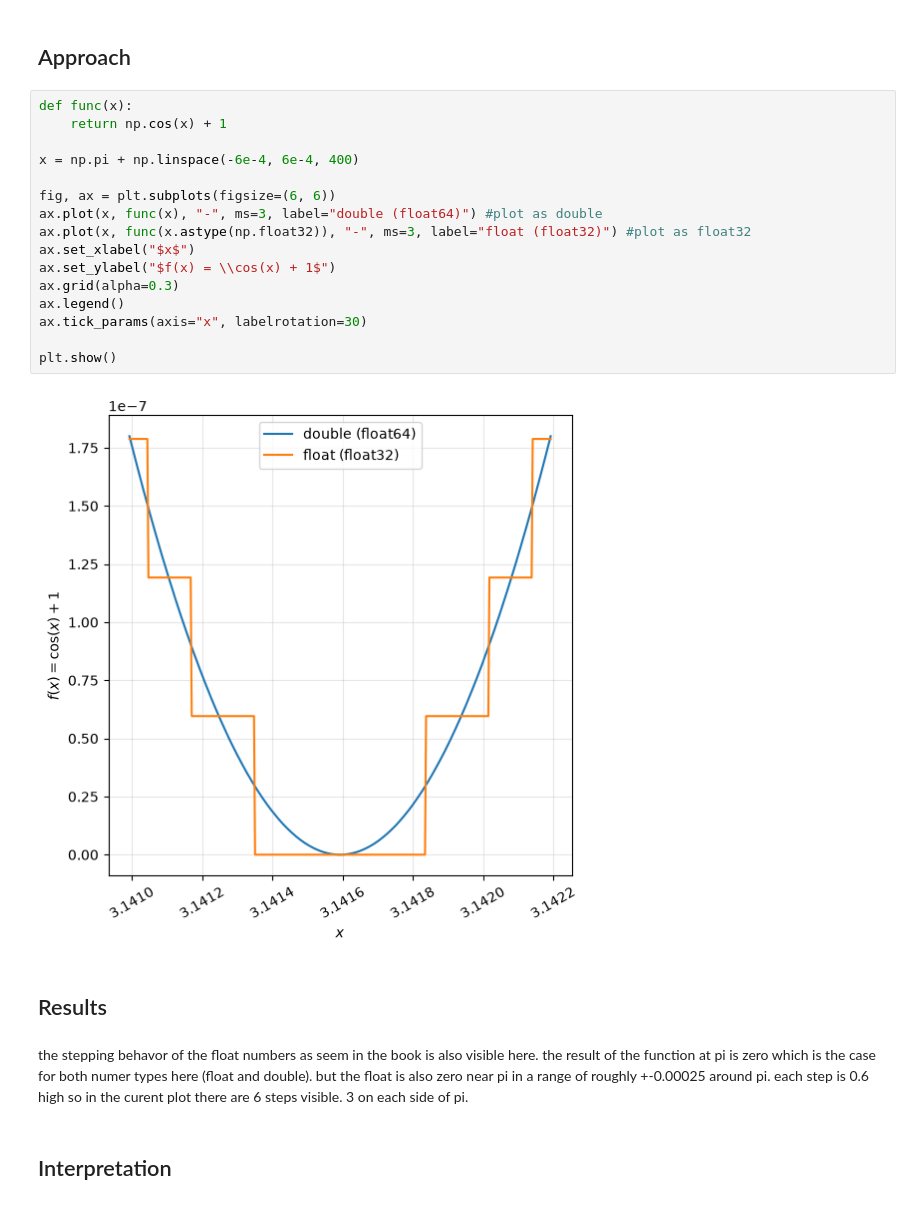
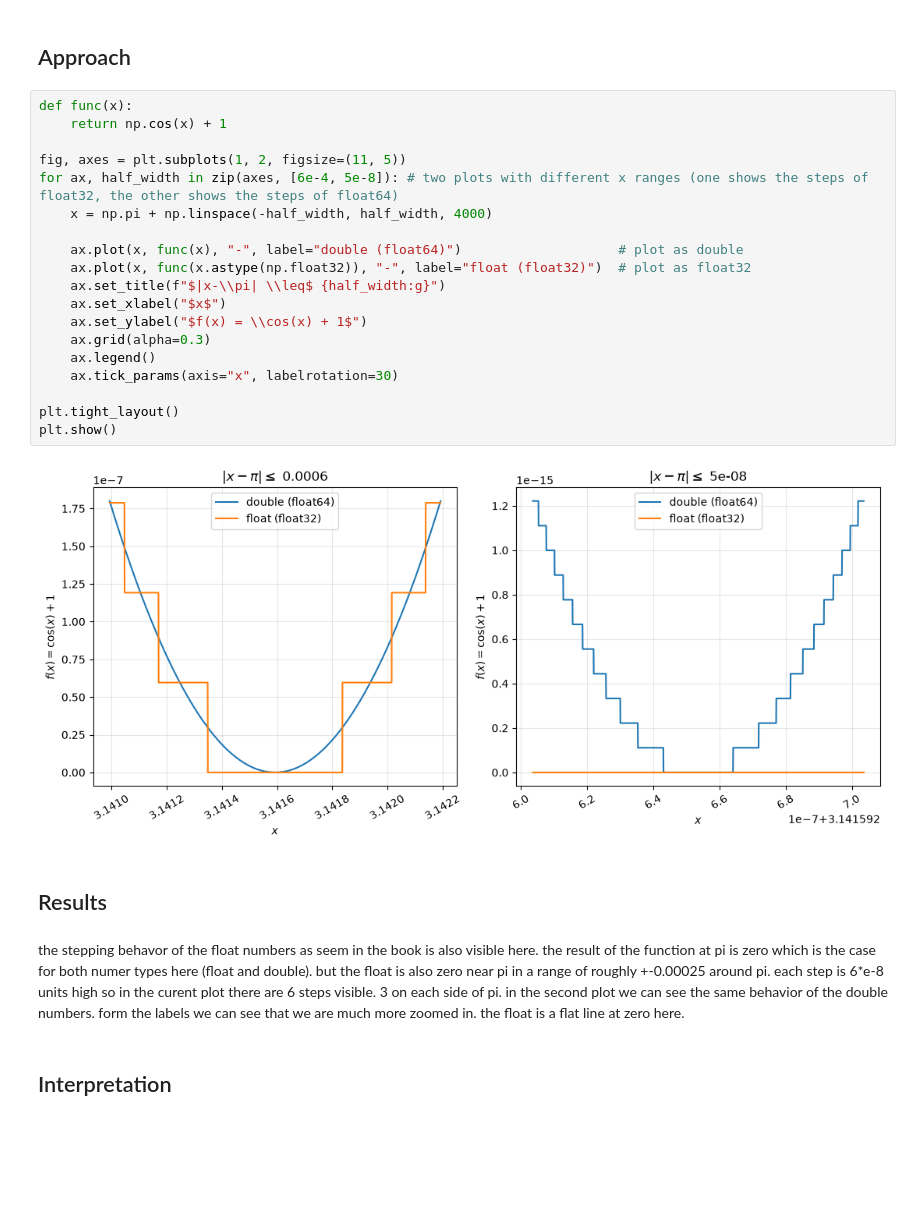
Before and after one commit to S0mar/MDO_Learn, a Jupyter notebook: solutions/ch03/prob3_4.ipynb, the cells around one changed output. Saved outputs shown, nothing was run; the diff lists cells and outputs as text; blank space fills up the shorter version.

Commit message:
second revision 3.4, 3.5

```diff
--- a/solutions/ch03/prob3_4.ipynb
+++ b/solutions/ch03/prob3_4.ipynb
@@ -21,25 +21,28 @@ The autoreload extension is already loaded. To reload it, use:
 # %%
 def func(x):
     return np.cos(x) + 1
 
-x = np.pi + np.linspace(-6e-4, 6e-4, 400)
+fig, axes = plt.subplots(1, 2, figsize=(11, 5))
+for ax, half_width in zip(axes, [6e-4, 5e-8]): # two plots with different x ranges (one shows the steps of float32, the other shows the steps of float64)
+    x = np.pi + np.linspace(-half_width, half_width, 4000)
 
-fig, ax = plt.subplots(figsize=(6, 6))
-ax.plot(x, func(x), "-", ms=3, label="double (float64)") #plot as double
-ax.plot(x, func(x.astype(np.float32)), "-", ms=3, label="float (float32)") #plot as float32
-ax.set_xlabel("$x$")
-ax.set_ylabel("$f(x) = \\cos(x) + 1$")
-ax.grid(alpha=0.3)
-ax.legend()
-ax.tick_params(axis="x", labelrotation=30)
+    ax.plot(x, func(x), "-", label="double (float64)")                    # plot as double
+    ax.plot(x, func(x.astype(np.float32)), "-", label="float (float32)")  # plot as float32
+    ax.set_title(f"$|x-\\pi| \\leq$ {half_width:g}")
+    ax.set_xlabel("$x$")
+    ax.set_ylabel("$f(x) = \\cos(x) + 1$")
+    ax.grid(alpha=0.3)
+    ax.legend()
+    ax.tick_params(axis="x", labelrotation=30)
 
+plt.tight_layout()
 plt.show()
 # %% [output]
-[figure, old version]
+[figure, new version]
 # %% [markdown]
 ## Results
 # %% [markdown]
-the stepping behavor of the float numbers as seem in the book is also visible here. the result of the function at pi is zero which is the case for both numer types here (float and double). but the float is also zero near pi in a range of roughly +-0.00025 around pi. each step is 0.6 high so in the curent plot there are 6 steps visible. 3 on each side of pi.
+the stepping behavor of the float numbers as seem in the book is also visible here. the result of the function at pi is zero which is the case for both numer types here (float and double). but the float is also zero near pi in a range of roughly +-0.00025 around pi. each step is 6*e-8 units high so in the curent plot there are 6 steps visible. 3 on each side of pi. in the second plot we can see the same behavior of the double numbers. form the labels we can see that we are much more zoomed in. the float is a flat line at zero here.
 # %% [markdown]
 ## Interpretation
 # %% [markdown]
```
Also changed, not shown: parts of 1 cell of this notebook, 1 other file.
